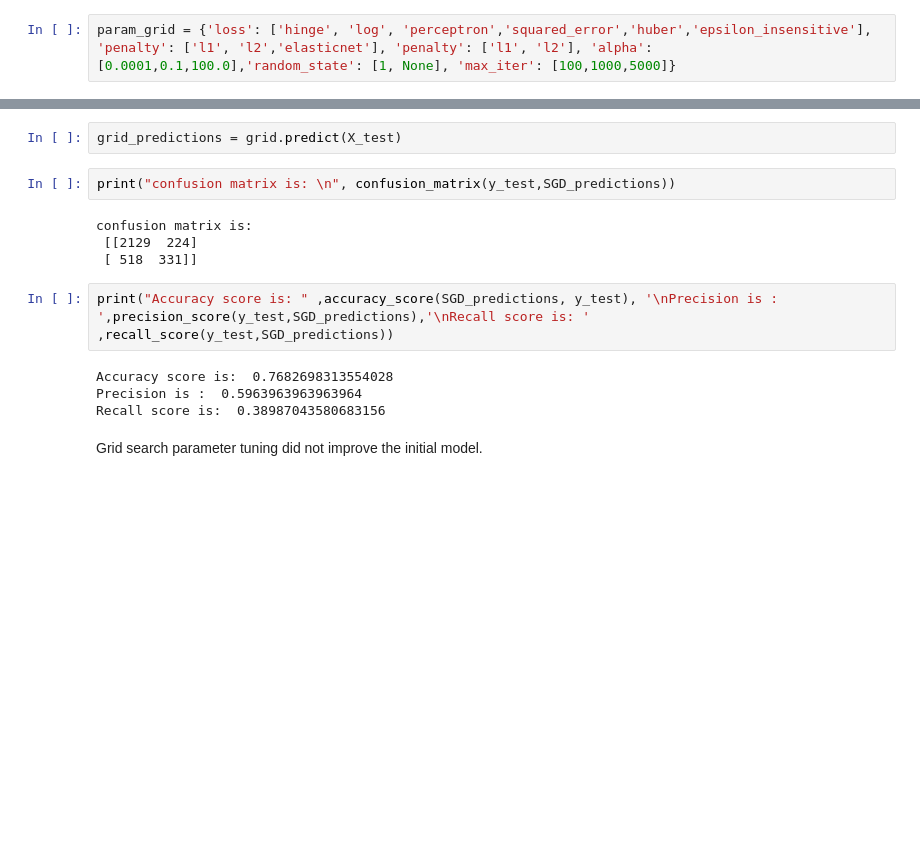
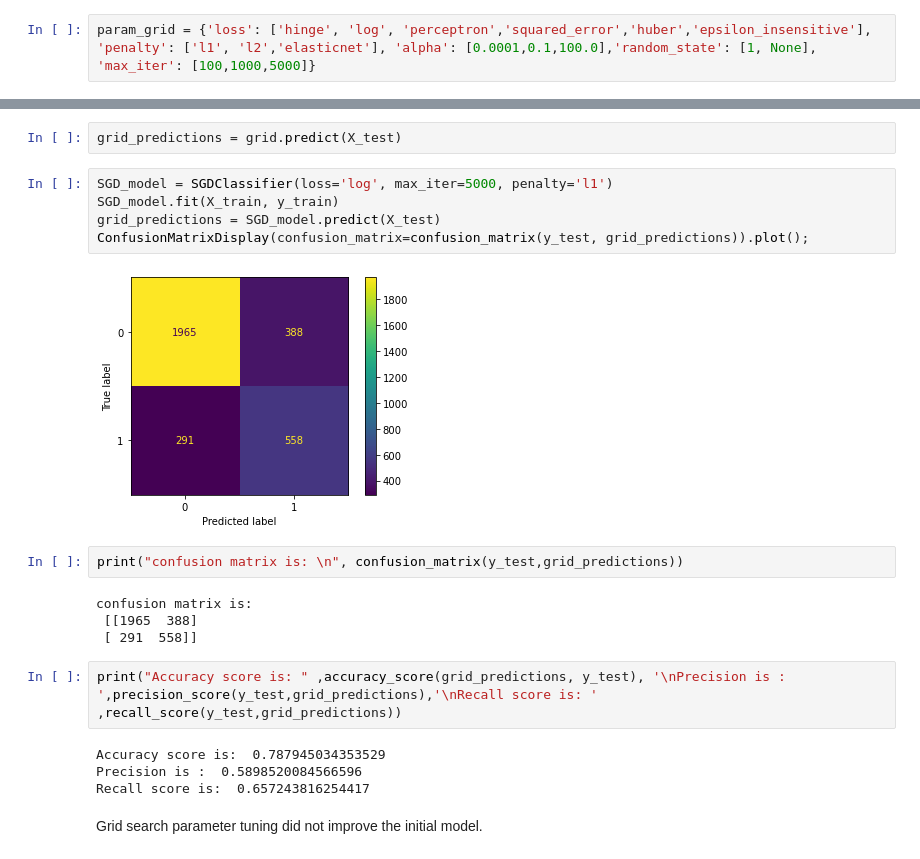
Before and after one commit to heliaRahimi/-ClassificationModels, a Jupyter notebook: SGD.ipynb, the cells around one changed output, grey strips where cells are left out. Saved outputs shown, nothing was run; the diff lists cells and outputs as text; blank space fills up the shorter version.

```diff
--- a/SGD.ipynb
+++ b/SGD.ipynb
@@ -103,7 +108,7 @@ Recall score is:  0.38987043580683156
 #Usign GridSearchCV to tune parameters
 from sklearn.model_selection import GridSearchCV
 # %%
-param_grid = {'loss': ['hinge', 'log', 'perceptron','squared_error','huber','epsilon_insensitive'], 'penalty': ['l1', 'l2','elasticnet'], 'penalty': ['l1', 'l2'], 'alpha': [0.0001,0.1,100.0],'random_state': [1, None], 'max_iter': [100,1000,5000]}
+param_grid = {'loss': ['hinge', 'log', 'perceptron','squared_error','huber','epsilon_insensitive'], 'penalty': ['l1', 'l2','elasticnet'], 'alpha': [0.0001,0.1,100.0],'random_state': [1, None], 'max_iter': [100,1000,5000]}
 # %%
 grid = GridSearchCV(SGDClassifier(),param_grid,refit=True,verbose=3)
 # %%
@@ -145,17 +150,24 @@ the best combination is : SGDClassifier(max_iter=100)
 # %%
 grid_predictions = grid.predict(X_test)
+# %%
+SGD_model = SGDClassifier(loss='log', max_iter=5000, penalty='l1')
+SGD_model.fit(X_train, y_train)
+grid_predictions = SGD_model.predict(X_test)
+ConfusionMatrixDisplay(confusion_matrix=confusion_matrix(y_test, grid_predictions)).plot();
+# %% [output]
+[figure, added]
 # %%
-print("confusion matrix is: \n", confusion_matrix(y_test,SGD_predictions))
+print("confusion matrix is: \n", confusion_matrix(y_test,grid_predictions))
 # %% [output]
 confusion matrix is:
- [[2129  224]
- [ 518  331]]
+ [[1965  388]
+ [ 291  558]]
 # %%
-print("Accuracy score is: " ,accuracy_score(SGD_predictions, y_test), '\nPrecision is : ',precision_score(y_test,SGD_predictions),'\nRecall score is: ' ,recall_score(y_test,SGD_predictions))
+print("Accuracy score is: " ,accuracy_score(grid_predictions, y_test), '\nPrecision is : ',precision_score(y_test,grid_predictions),'\nRecall score is: ' ,recall_score(y_test,grid_predictions))
 # %% [output]
-Accuracy score is:  0.7682698313554028
-Precision is :  0.5963963963963964
-Recall score is:  0.38987043580683156
+Accuracy score is:  0.787945034353529
+Precision is :  0.5898520084566596
+Recall score is:  0.657243816254417
 # %% [markdown]
 Grid search parameter tuning did not improve the initial model.
 # %%
```
Also changed, not shown: parts of 8 cells of this notebook.
